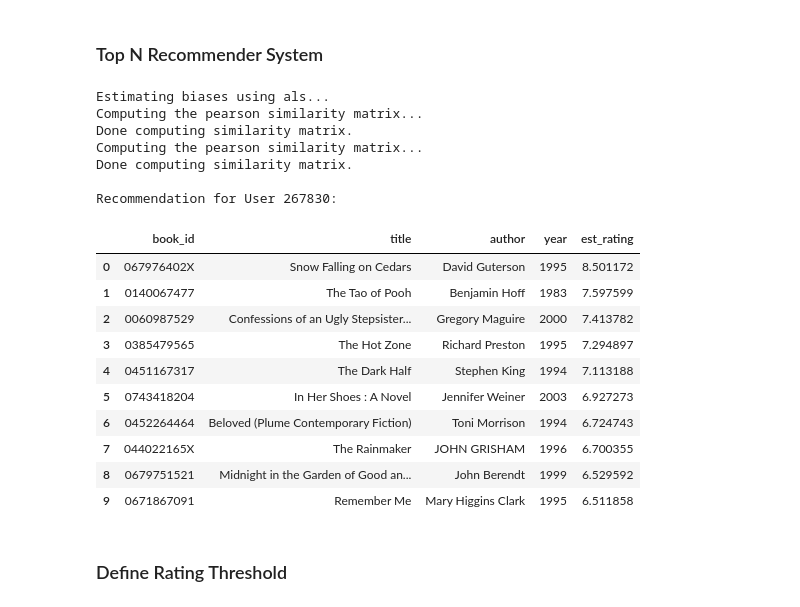
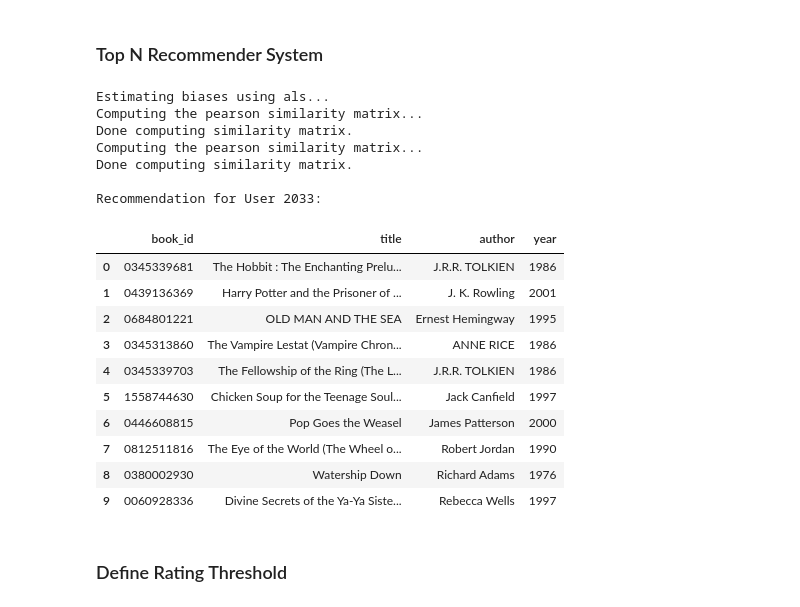
Before and after one commit to ppeyliang/book-recommender, a Jupyter notebook: capstone_project.ipynb, the cells around one changed output. Cells and saved outputs as stored; diff of their text form; code cells hidden in the pictures.

```diff
--- a/capstone_project.ipynb
+++ b/capstone_project.ipynb
@@ -619,7 +591,7 @@ Done computing similarity matrix.
 ### Top N Recommender System
 # %%
 # Build recommendation system using KNNBaseline.
-testSubject = 267830
+testSubject = 2033
 k = 10
 
 trainset = data.build_full_trainset()
@@ -630,69 +602,48 @@ sim_options = {'name': 'pearson',
 
 model = KNNBaseline(sim_options=sim_options)
 model.fit(trainset)
 simsMatrix = model.compute_similarities()
 print()
 
 testUserInnerID = trainset.to_inner_uid(testSubject)
 
 # Get the top K items we rated.
 testUserRatings = trainset.ur[testUserInnerID]
 kNeighbors = heapq.nlargest(k, testUserRatings, key=lambda t: t[1])
 
 # Get similar items to stuff we liked (weighted by rating).
 candidates = defaultdict(float)
 for itemID, rating in kNeighbors:
     similarityRow = simsMatrix[itemID]
-    for innerID, score in enumerate(similarityRow):
-        candidates[innerID] += score * (rating / 5.0)
+    for innerID, similarity in enumerate(similarityRow):
+        candidates[innerID] += similarity * rating
 
 # Build a dictionary of stuff the user has already seen.
 read = {}
 for itemID, rating in trainset.ur[testUserInnerID]:
     read[itemID] = 1
 
 # Get top-rated items.
-results = {'book_id': [], 'title': [], 'author': [], 'year': [], 'est_rating': []}
-pos = 0
-
-for itemID, ratingSum in sorted(candidates.items(), key=itemgetter(1), reverse=True):
-    if not itemID in read:
-        bookID = trainset.to_raw_iid(itemID)
-        title = cf[cf['ISBN'] == bookID].title.unique()[0]
-        author = cf[cf['ISBN'] == bookID].author.unique()[0]
-        year = cf[cf['ISBN'] == bookID].year.unique()[0]
-
-        results['book_id'].append(bookID)
-        results['title'].append(title)
-        results['author'].append(author)
-        results['year'].append(int(year))
-        results['est_rating'].append(ratingSum)
-
-        pos += 1
-        if (pos == k):
-            break
-
-print('Recommendation for User {}:'.format(testSubject))
-pd.DataFrame(results)
+get_top_n(candidates)
 # %% [output]
 Estimating biases using als...
 Computing the pearson similarity matrix...
 Done computing similarity matrix.
 Computing the pearson similarity matrix...
 Done computing similarity matrix.
 
-Recommendation for User 267830:
+Recommendation for User 2033:
-|  | book_id | title | author | year | est_rating |
-| 0 | 067976402X | Snow Falling on Cedars | David Guterson | 1995 | 8.501172 |
-| 1 | 0140067477 | The Tao of Pooh | Benjamin Hoff | 1983 | 7.597599 |
-| 2 | 0060987529 | Confessions of an Ugly Stepsister... | Gregory Maguire | 2000 | 7.413782 |
-| 3 | 0385479565 | The Hot Zone | Richard Preston | 1995 | 7.294897 |
-| 4 | 0451167317 | The Dark Half | Stephen King | 1994 | 7.113188 |
-| 5 | 0743418204 | In Her Shoes : A Novel | Jennifer Weiner | 2003 | 6.927273 |
-| 6 | 0452264464 | Beloved (Plume Contemporary Fiction) | Toni Morrison | 1994 | 6.724743 |
-| 7 | 044022165X | The Rainmaker | JOHN GRISHAM | 1996 | 6.700355 |
-| 8 | 0679751521 | Midnight in the Garden of Good an... | John Berendt | 1999 | 6.529592 |
-| 9 | 0671867091 | Remember Me | Mary Higgins Clark | 1995 | 6.511858 |
+|  | book_id | title | author | year |
+| 0 | 0345339681 | The Hobbit : The Enchanting Prelu... | J.R.R. TOLKIEN | 1986 |
+| 1 | 0439136369 | Harry Potter and the Prisoner of ... | J. K. Rowling | 2001 |
+| 2 | 0684801221 | OLD MAN AND THE SEA | Ernest Hemingway | 1995 |
+| 3 | 0345313860 | The Vampire Lestat (Vampire Chron... | ANNE RICE | 1986 |
+| 4 | 0345339703 | The Fellowship of the Ring (The L... | J.R.R. TOLKIEN | 1986 |
+| 5 | 1558744630 | Chicken Soup for the Teenage Soul... | Jack Canfield | 1997 |
+| 6 | 0446608815 | Pop Goes the Weasel | James Patterson | 2000 |
+| 7 | 0812511816 | The Eye of the World (The Wheel o... | Robert Jordan | 1990 |
+| 8 | 0380002930 | Watership Down | Richard Adams | 1976 |
+| 9 | 0060928336 | Divine Secrets of the Ya-Ya Siste... | Rebecca Wells | 1997 |
 # %% [markdown]
 ### Define Rating Threshold
 # %%
```
Also changed, not shown: parts of 18 cells of this notebook.
